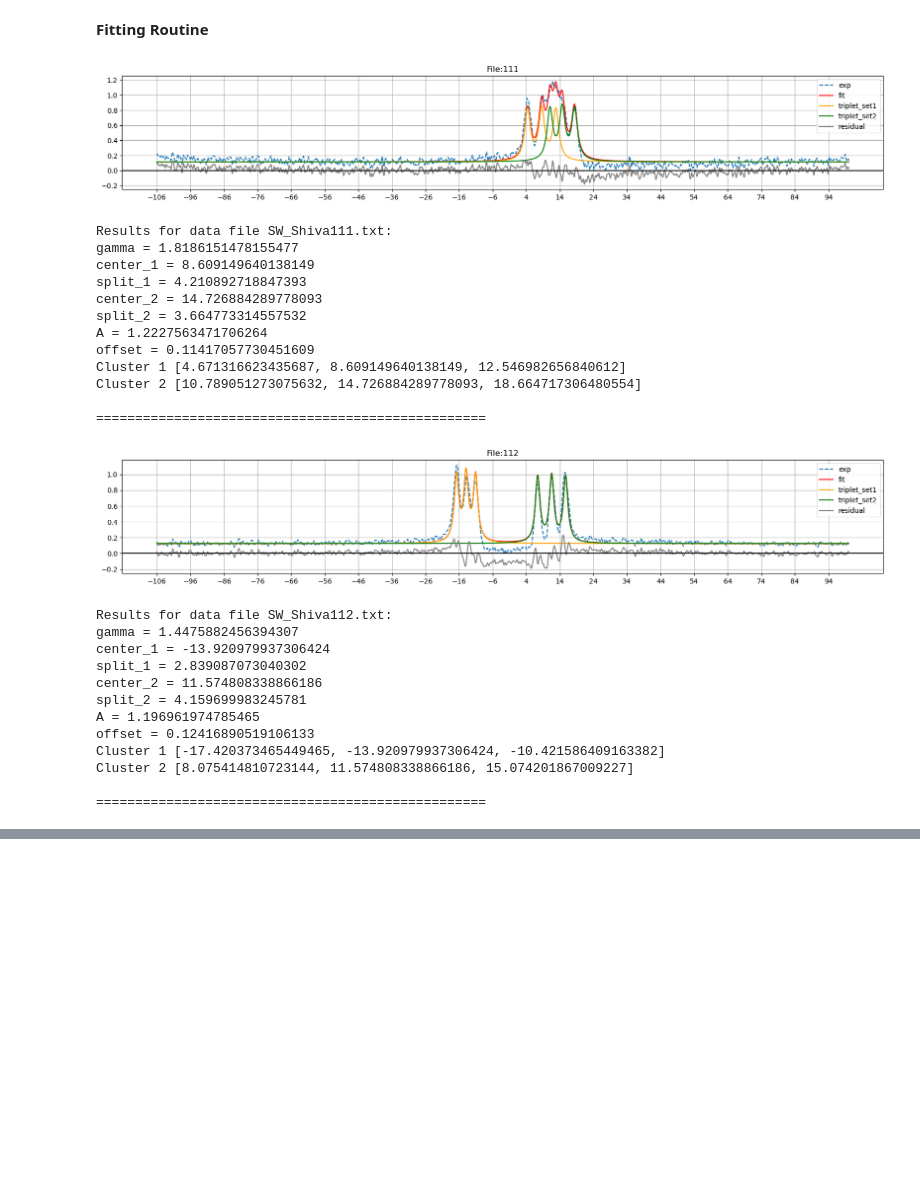
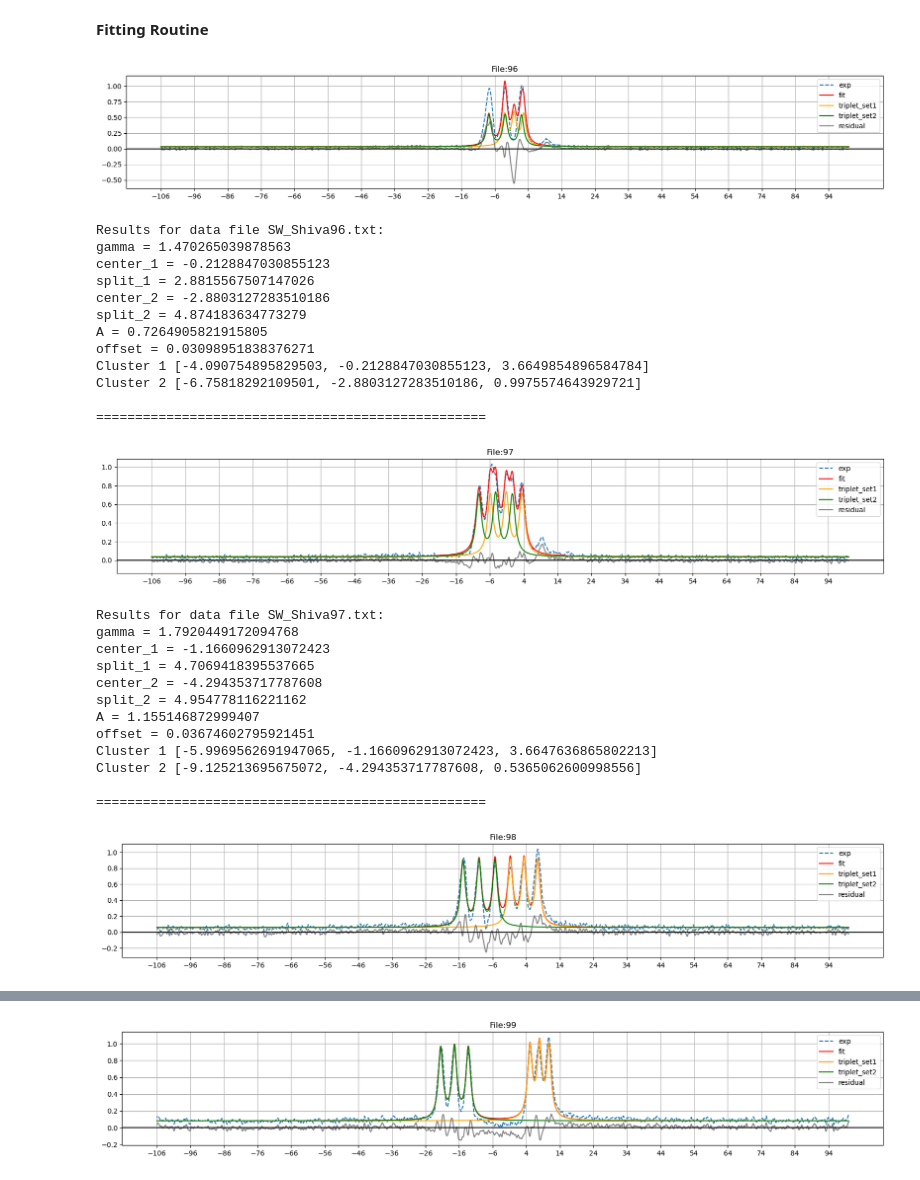
Before and after one commit to AstrobioShiva/Script_project, a Jupyter notebook: NMR_analysis/visualize_peaks.ipynb, the cells around one changed output, grey strips where cells are left out. Saved outputs shown, nothing was run; the diff lists cells and outputs as text; code cells hidden in the pictures; blank space fills up the shorter version.

Commit message:
modified visualize_peaks code for plots

```diff
--- a/NMR_analysis/visualize_peaks.ipynb
+++ b/NMR_analysis/visualize_peaks.ipynb
@@ -19,8 +22,8 @@ def lorentz_cluster(x, gamma, center_1, split_1, center_2, split_2, A, offset):
 steps = 32768
 # x_start = 100.06
 # x_end = -106.0
-x_start = -106.0
-x_end = 100.06
+x_start = 100.06
+x_end = -106.0
 steps_ppm = (x_end - x_start)/steps
 x = np.arange(x_start, x_end, steps_ppm)
 # print(x)
@@ -29,12 +32,12 @@ x = np.arange(x_start, x_end, steps_ppm)
 **Plotting Experimental Data**
 # %%
 path = "/home/shiva/WMU/PhD/Data/text/"                                       #output filepath
-file_start = 111                                                              #enter the first file number
-file_end = 112                                                                #enter the last file number
+file_start = 96                                                             #enter the first file number
+file_end = 99                                                                #enter the last file number
 timestamp = time.strftime("%Y%m%d_%H%M%S")                                    #timestamp to seperate files
 out_file_name = f"fit_data_{str(file_start)}_{str(file_end)}_{timestamp}.csv" #outfile name
 for numb in range(file_start, file_end+1):
-    yData = np.loadtxt(path+"SW_Shiva"+str(numb)+".txt", unpack=True )        # read in
+    yData = np.loadtxt(path+"SW_Shiva"+str(numb)+".txt", unpack=True)        # read in
     yData = yData / max(yData)                                                # normalize
     yData = yData - min(yData)                                                # remove any vertical offset
     # Plot the experimental data
@@ -58,8 +63,10 @@ peaks = int(2*s) #peaks in one cluster
 
 #****************provide initial values*****************************************
 initializer_list = [
-    {'gamma': 1, 'center_1': 20, 'split_1': 2, 'center_2': 20, 'split_2': 2, 'A': 1, 'offset': 0.18},
-    {'gamma': 1, 'center_1': -15, 'split_1': 2, 'center_2': 10, 'split_2' : 2, 'A': 1, 'offset': 0.18}
+    {'gamma': 1, 'center_1': -3, 'split_1': 2, 'center_2': -3, 'split_2': 2, 'A': 1, 'offset': 0.5},
+    {'gamma': 1, 'center_1': 0, 'split_1': 5, 'center_2': -5, 'split_2' : 5, 'A': 1, 'offset': 0.5},
+    {'gamma': 1, 'center_1': 3, 'split_1': 5, 'center_2': -10, 'split_2' : 5, 'A': 1, 'offset': 0.5},
+    {'gamma': 1, 'center_1': 8, 'split_1': 5, 'center_2': -18, 'split_2' : 5, 'A': 1, 'offset': 0.5}
     ]
 
 for numb, initial_values in zip(range(file_start, file_end+1), initializer_list):
@@ -71,13 +78,15 @@ for numb, initial_values in zip(range(file_start, file_end+1), initializer_list)
     # corr_mat = (m.covariance.correlation())
     # print(corr_mat)
     # print(m.migrad())
-    if m.values['split_1']>5 or m.values['split_2']> 5:
+
+    if abs(m.values['split_1'])>5 or abs(m.values['split_2'])> 5:
         print("\033[91mCheck!!!\033[0m")
+
     residual = yData - lorentz_cluster(x, *m.values)                                            # finding residual
+
+#*****************Plotting************************************************
     triplet_1 = lorentz_multi(x, m.values['gamma'], m.values['center_1'], m.values['split_1'], m.values['A']) + m.values['offset']
     triplet_2 = lorentz_multi(x, m.values['gamma'], m.values['center_2'], m.values['split_2'], m.values['A']) + m.values['offset']
-
-    #*****************Plotting************************************************
     plt.figure(figsize=(20,3))
     xinterval = np.arange(-50,10,10)
     plt.plot(x, yData, '--', label="exp")
@@ -114,57 +123,58 @@ for numb, initial_values in zip(range(file_start, file_end+1), initializer_list)
 
     # Creating a list to store all rows before writing to CSV
     rows_to_write = []
 
     for id, (a,i) in enumerate(parameter):
         peak_array = []
         for j in range(-peaks+2, peaks-1):
             key = f"result{id + 1}_{j}"
             result = a + j * i
             peak_array.append(result)
         peak_arrays[id] = peak_array
         print(f"Cluster {id + 1}", peak_array)
 
     # Creating a dictionary for the current row
     row_dict = {'file': numb}
     for id, peak_array in enumerate(peak_arrays):
         for j, peak_value in enumerate(peak_array):
-            peak_value = row_dict[f"Cluster{id + 1}_{j - peaks + 2}"]
+            row_dict[f"Cluster{id + 1}_{j - peaks + 2}"] = peak_value
 
     # Appending the current row to the list
     rows_to_write.append(row_dict)
     with open (path+out_file_name, 'a') as csvfile:
         fieldnames = ['file', 'Cluster1_-1', 'Cluster1_0', 'Cluster1_1', 'Cluster2_-1', 'Cluster2_0', 'Cluster2_1'] #header for the output file
         writer = csv.DictWriter(csvfile, fieldnames=fieldnames)
 
         # Writing the headers only if the file is empty
         if csvfile.tell() == 0:
             writer.writeheader()
         writer.writerows(rows_to_write)
     print("\n" + "=" * 50)
 # %% [output]
-[figure, old version]
+[figure, new version]
-Results for data file SW_Shiva111.txt:
-gamma = 1.8186151478155477
-center_1 = 8.609149640138149
-split_1 = 4.210892718847393
-center_2 = 14.726884289778093
-split_2 = 3.664773314557532
-A = 1.2227563471706264
-offset = 0.11417057730451609
-Cluster 1 [4.671316623435687, 8.609149640138149, 12.546982656840612]
-Cluster 2 [10.789051273075632, 14.726884289778093, 18.664717306480554]
+Results for data file SW_Shiva96.txt:
+gamma = 1.470265039878563
+center_1 = -0.2128847030855123
+split_1 = 2.8815567507147026
+center_2 = -2.8803127283510186
+split_2 = 4.874183634773279
+A = 0.7264905821915805
+offset = 0.03098951838376271
+Cluster 1 [-4.090754895829503, -0.2128847030855123, 3.6649854896584784]
+Cluster 2 [-6.75818292109501, -2.8803127283510186, 0.9975574643929721]
 
 ==================================================
-[figure, old version]
+[figure, new version]
-Results for data file SW_Shiva112.txt:
-gamma = 1.4475882456394307
-center_1 = -13.920979937306424
-split_1 = 2.839087073040302
-center_2 = 11.574808338866186
-split_2 = 4.159699983245781
-A = 1.196961974785465
-offset = 0.12416890519106133
-Cluster 1 [-17.420373465449465, -13.920979937306424, -10.421586409163382]
-Cluster 2 [8.075414810723144, 11.574808338866186, 15.074201867009227]
+Results for data file SW_Shiva97.txt:
+gamma = 1.7920449172094768
+center_1 = -1.1660962913072423
+split_1 = 4.7069418395537665
+center_2 = -4.294353717787608
+split_2 = 4.954778116221162
+A = 1.155146872999407
+offset = 0.03674602795921451
+Cluster 1 [-5.9969562691947065, -1.1660962913072423, 3.6647636865802213]
+Cluster 2 [-9.125213695675072, -4.294353717787608, 0.5365062600998556]
 
 ==================================================
+[figure, added]
@@ -170,0 +193 @@ Cluster 2 [8.075414810723144, 11.574808338866186, 15.074201867009227]
+[figure, added]
```
Also changed, not shown: parts of 7 cells of this notebook, 1 other file.
